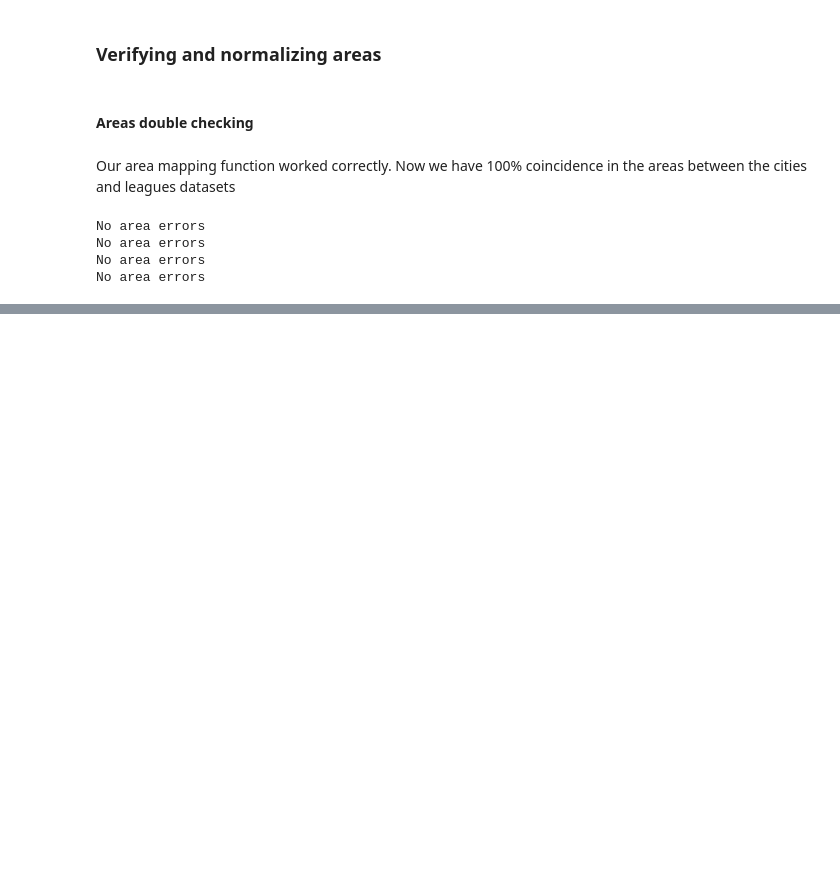
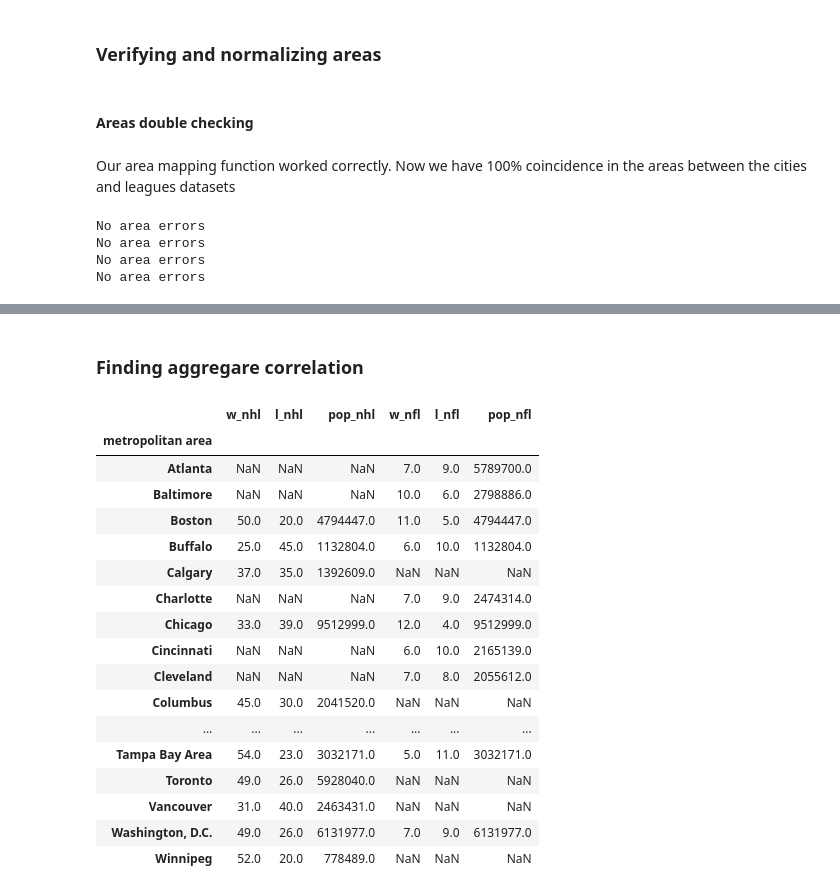
Before and after one commit to kevinmiguel97/Regions-sport-teams-anlysis, a Jupyter notebook: Regions_analysis.ipynb, the cells around one changed output, grey strips where cells are left out. Saved outputs shown, nothing was run; the diff lists cells and outputs as text; code cells hidden in the pictures; blank space fills up the shorter version.

```diff
--- a/Regions_analysis.ipynb
+++ b/Regions_analysis.ipynb
@@ -394,0 +426,30 @@ df_area = df.groupby('metropolitan area').agg({'w': (np.sum), 'l': (np.sum), 'po
+# %% [markdown]
+### Finding aggregare correlation
+# %%
+cols = ['w', 'l', 'population']
+areas_tot = pd.merge(areas_nhl[cols], areas_nfl[cols], how='outer', left_index=True, right_index=True)
+areas_tot.rename(columns={'w_x': 'w_nhl', 'w_y': 'w_nfl',
+                        'l_x': 'l_nhl', 'l_y': 'l_nfl',
+                        'population_x': 'pop_nhl', 'population_y': 'pop_nfl'}, inplace=True)
+#areas_tot = areas_tot.merge(areas_nba[cols], how='outer', left_index=True, right_index=True)
+
+areas_tot
+# %% [output]
+|  | w_nhl | l_nhl | pop_nhl | w_nfl | l_nfl | pop_nfl |
+| metropolitan area |  |  |  |  |  |  |
+| Atlanta | NaN | NaN | NaN | 7.0 | 9.0 | 5789700.0 |
+| Baltimore | NaN | NaN | NaN | 10.0 | 6.0 | 2798886.0 |
+| Boston | 50.0 | 20.0 | 4794447.0 | 11.0 | 5.0 | 4794447.0 |
+| Buffalo | 25.0 | 45.0 | 1132804.0 | 6.0 | 10.0 | 1132804.0 |
+| Calgary | 37.0 | 35.0 | 1392609.0 | NaN | NaN | NaN |
+| Charlotte | NaN | NaN | NaN | 7.0 | 9.0 | 2474314.0 |
+| Chicago | 33.0 | 39.0 | 9512999.0 | 12.0 | 4.0 | 9512999.0 |
+| Cincinnati | NaN | NaN | NaN | 6.0 | 10.0 | 2165139.0 |
+| Cleveland | NaN | NaN | NaN | 7.0 | 8.0 | 2055612.0 |
+| Columbus | 45.0 | 30.0 | 2041520.0 | NaN | NaN | NaN |
+| ... | ... | ... | ... | ... | ... | ... |
+| Tampa Bay Area | 54.0 | 23.0 | 3032171.0 | 5.0 | 11.0 | 3032171.0 |
+| Toronto | 49.0 | 26.0 | 5928040.0 | NaN | NaN | NaN |
+| Vancouver | 31.0 | 40.0 | 2463431.0 | NaN | NaN | NaN |
+| Washington, D.C. | 49.0 | 26.0 | 6131977.0 | 7.0 | 9.0 | 6131977.0 |
+| Winnipeg | 52.0 | 20.0 | 778489.0 | NaN | NaN | NaN |
```
Also changed, not shown: parts of 4 cells of this notebook.
